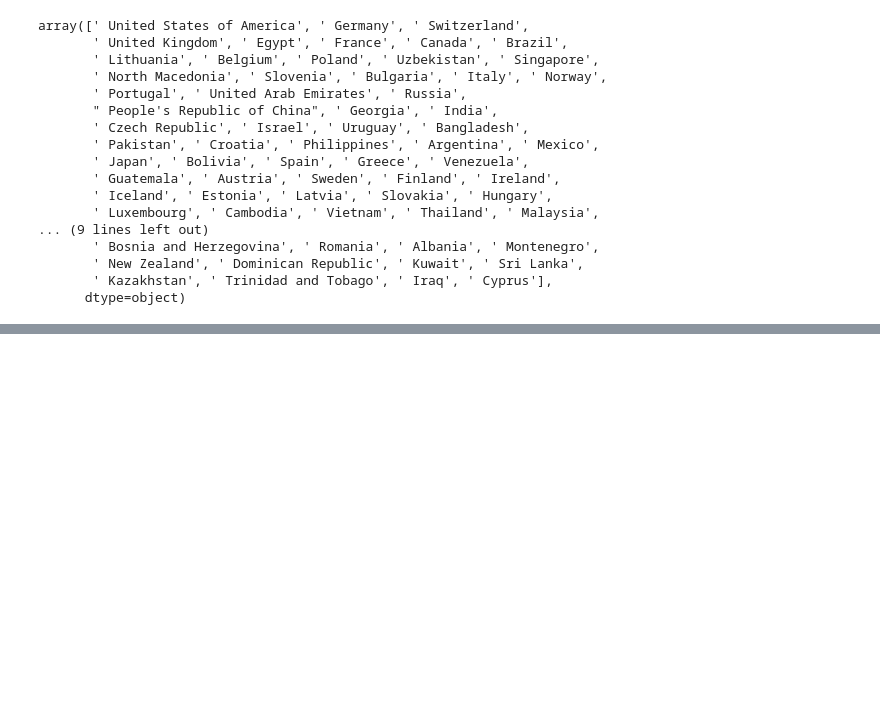
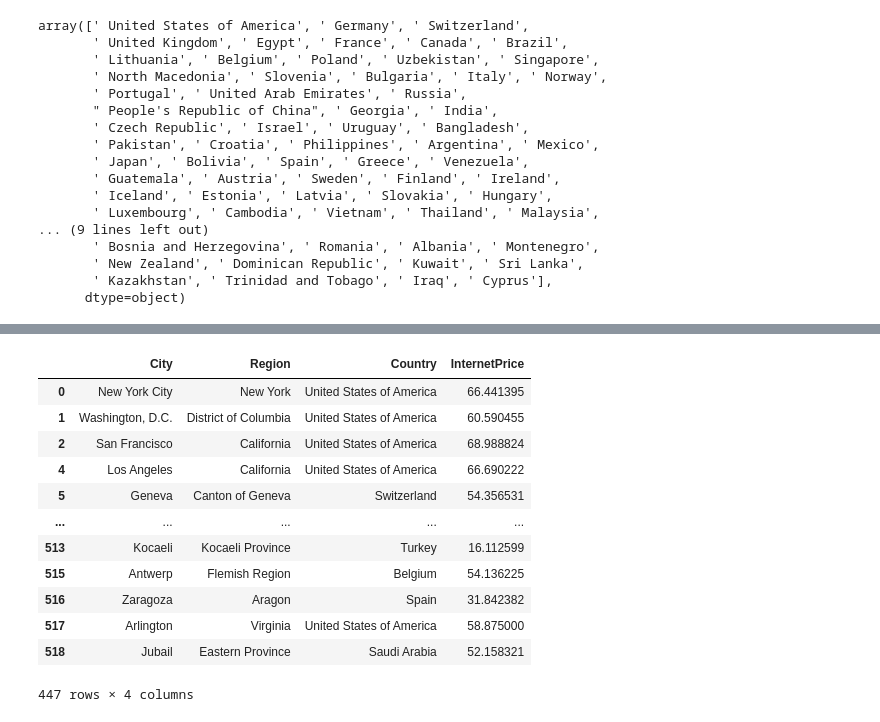
Before and after one commit to Manikandan-professional/Cities-Internet-Prices, a Jupyter notebook: Cities_Internet_Prices.ipynb, the cells around one changed output, grey strips where cells are left out. Saved outputs shown, nothing was run; the diff lists cells and outputs as text; code cells hidden in the pictures; blank space fills up the shorter version.

```diff
--- a/Cities_Internet_Prices.ipynb
+++ b/Cities_Internet_Prices.ipynb
@@ -187,0 +275,2 @@ array([' United States of America', ' Germany', ' Switzerland',
+# %%
+df['Region'].replace(' ', str(np.nan), inplace=True)
@@ -187,0 +286,16 @@ array([' United States of America', ' Germany', ' Switzerland',
+# %%
+df.dropna(axis=0)
+# %% [output]
+|  | City | Region | Country | InternetPrice |
+| 0 | New York City | New York | United States of America | 66.441395 |
+| 1 | Washington, D.C. | District of Columbia | United States of America | 60.590455 |
+| 2 | San Francisco | California | United States of America | 68.988824 |
+| 4 | Los Angeles | California | United States of America | 66.690222 |
+| 5 | Geneva | Canton of Geneva | Switzerland | 54.356531 |
+| ... | ... | ... | ... | ... |
+| 513 | Kocaeli | Kocaeli Province | Turkey | 16.112599 |
+| 515 | Antwerp | Flemish Region | Belgium | 54.136225 |
+| 516 | Zaragoza | Aragon | Spain | 31.842382 |
+| 517 | Arlington | Virginia | United States of America | 58.875000 |
+| 518 | Jubail | Eastern Province | Saudi Arabia | 52.158321 |
+447 rows × 4 columns
```
Also changed, not shown: parts of 9 cells of this notebook.
